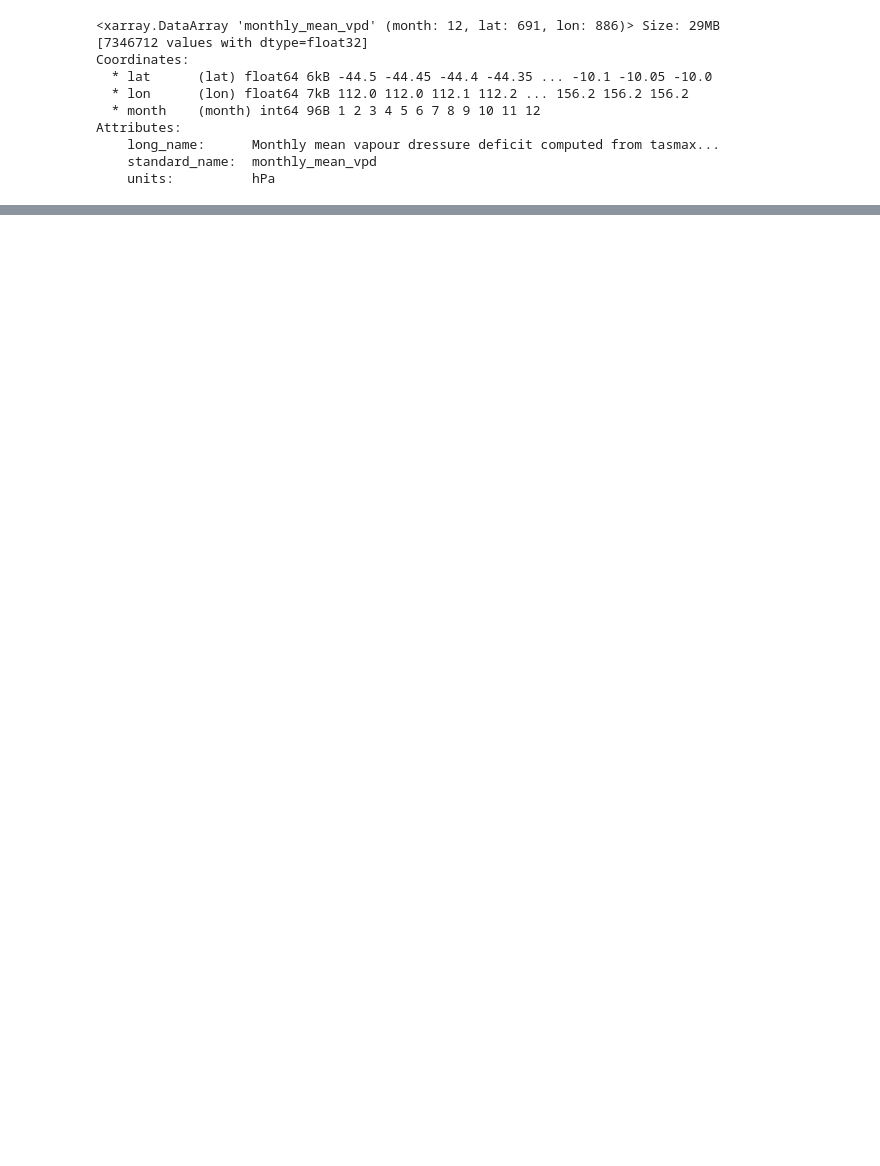
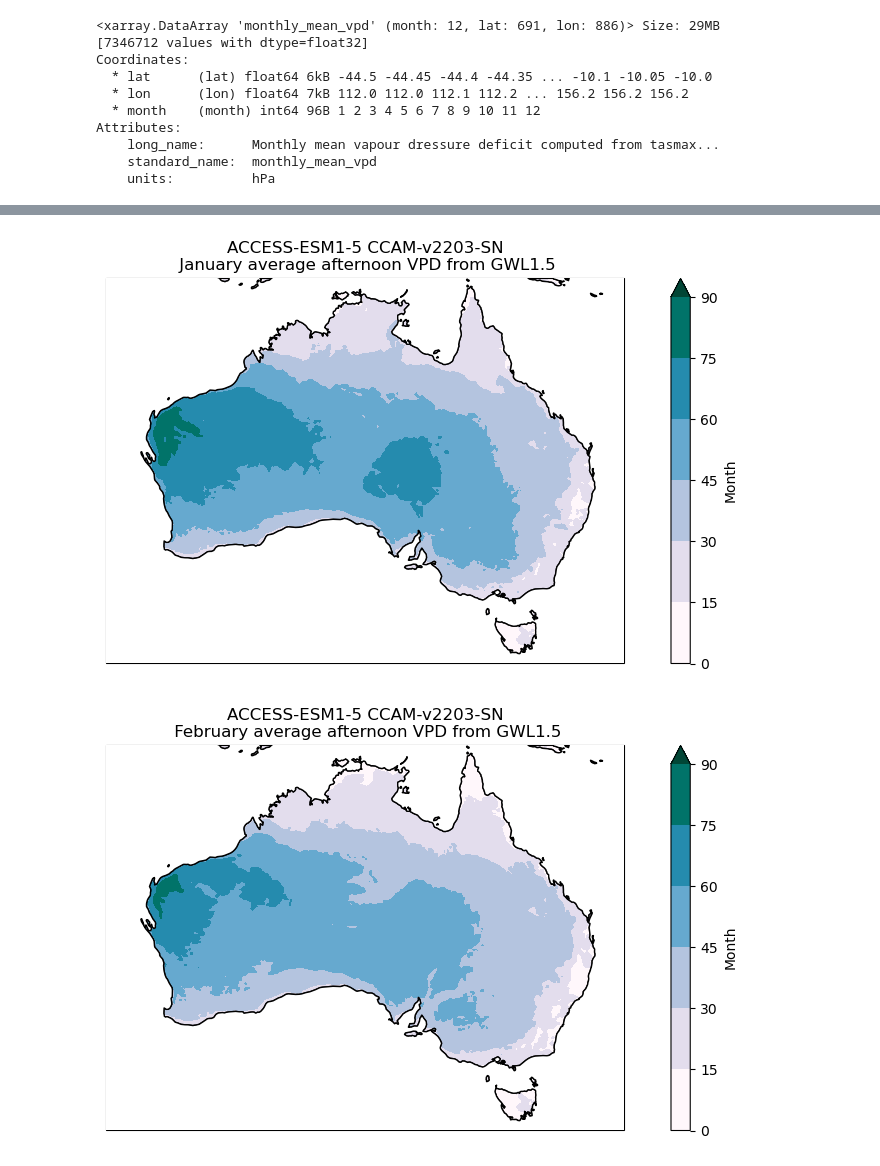
Before and after one commit to nb-bom/VPD, a Jupyter notebook: testing vpd files.ipynb, the cells around one changed output, grey strips where cells are left out. Cells and saved outputs as stored; diff of their text form; code cells hidden in the pictures; blank space fills up the shorter version.

```diff
--- a/testing vpd files.ipynb
+++ b/testing vpd files.ipynb
@@ -95,0 +172,25 @@ plt.show()
+# %%
+months = ['January', 'February', 'March', 'April', 'May', 'June', 'July', 'August', 'September', 'October', 'November', 'December']
+m = 0
+for m in range(12):
+
+    fig = plt.figure(figsize=[12,5])
+    ax = fig.add_subplot(111, projection=ccrs.PlateCarree(central_longitude=180))
+
+    (gwl15_mean_vpr_data[m]).plot.contourf(ax=ax,
+                      extend='max',
+                      transform=ccrs.PlateCarree(),
+                      cbar_kwargs={'label': 'Month'},
+                      cmap='PuBuGn'
+                      )
+
+    month = months[m]
+    ax.coastlines()
+    ax.add_feature(cart.feature.OCEAN, zorder=100, edgecolor='black', facecolor='white')
+    title = '%s %s\n %s average afternoon VPD from GWL1.5' %(GCM, RCM, month)
+    ax.set_title(title)
+
+    plt.show()
+# %% [output]
+[figure, added]
+[figure, added]
```
Also changed, not shown: parts of 19 cells of this notebook, 1 other file.
